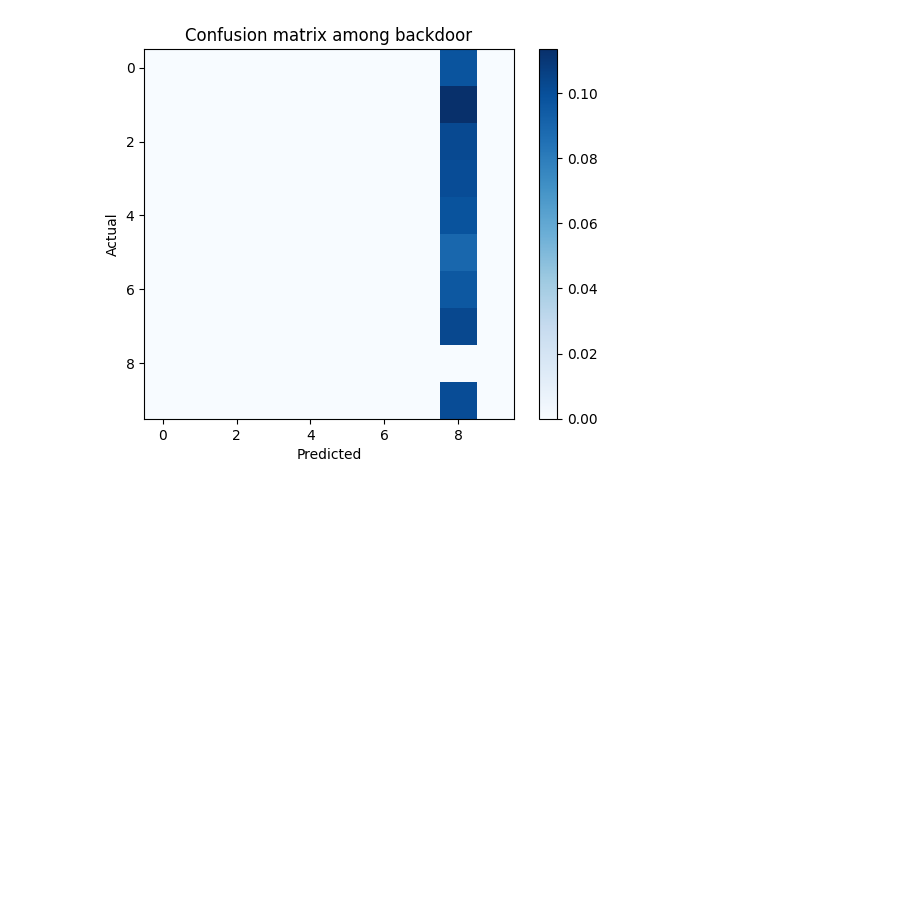
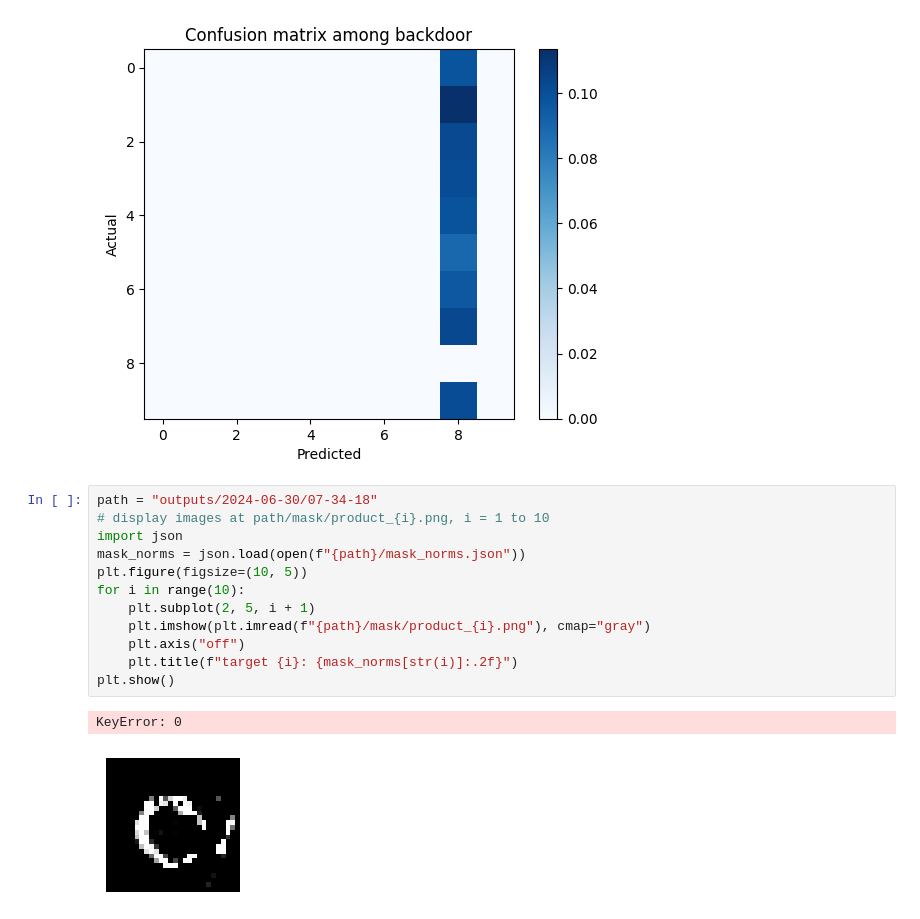
Before and after one commit to yzhhr/CourseProjects, a Jupyter notebook: safety/backdoor/visualize_backdoor.ipynb, the cells around one changed output. Saved outputs shown, nothing was run; the diff lists cells and outputs as text; blank space fills up the shorter version.

Commit message:
add: visualization

```diff
--- a/safety/backdoor/visualize_backdoor.ipynb
+++ b/safety/backdoor/visualize_backdoor.ipynb
@@ -63,3 +63,18 @@ Accuracy among no backdoor: 98.89%
 [figure]
 Accuracy among backdoor: 9.86%
 [figure]
+# %%
+path = "outputs/2024-06-30/07-34-18"
+# display images at path/mask/product_{i}.png, i = 1 to 10
+import json
+mask_norms = json.load(open(f"{path}/mask_norms.json"))
+plt.figure(figsize=(10, 5))
+for i in range(10):
+    plt.subplot(2, 5, i + 1)
+    plt.imshow(plt.imread(f"{path}/mask/product_{i}.png"), cmap="gray")
+    plt.axis("off")
+    plt.title(f"target {i}: {mask_norms[str(i)]:.2f}")
+plt.show()
+# %% [output]
+KeyError: 0
+[figure, added]
```
Also changed, not shown: 12 other files.
